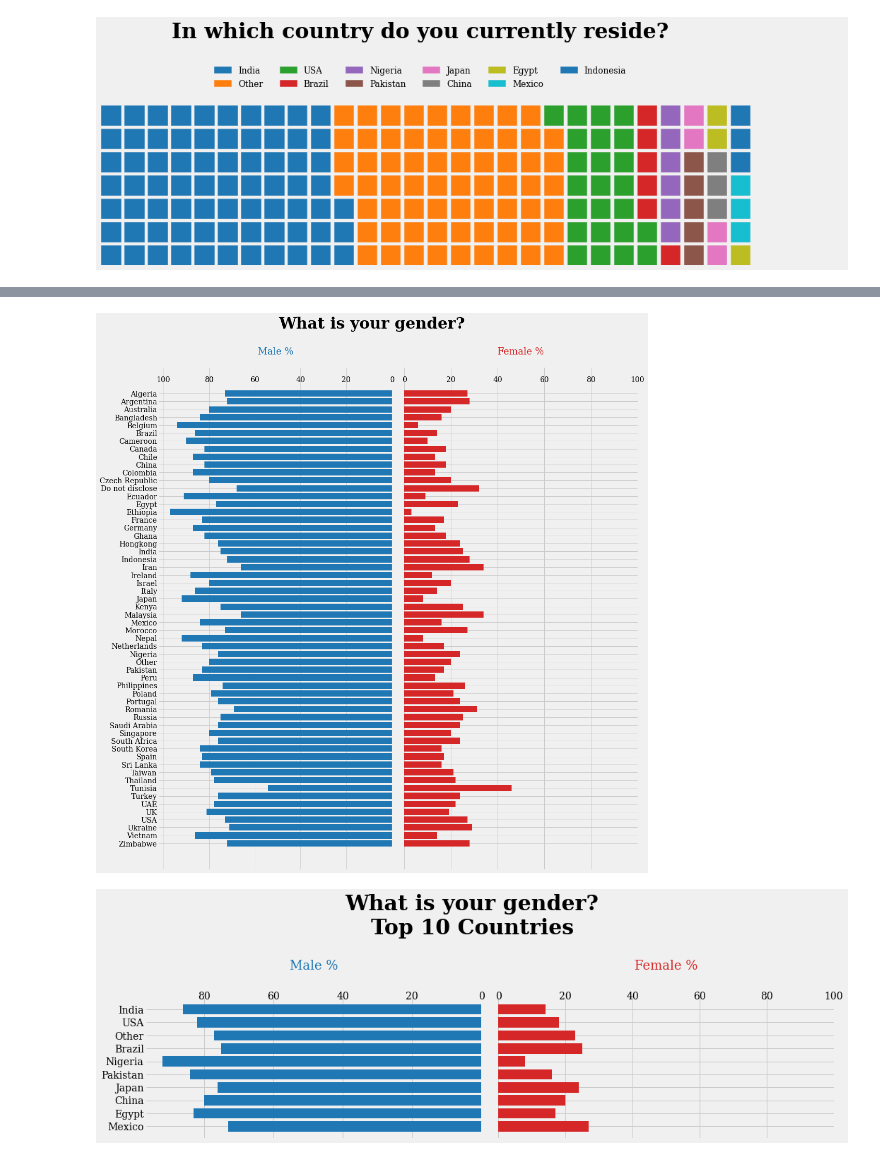
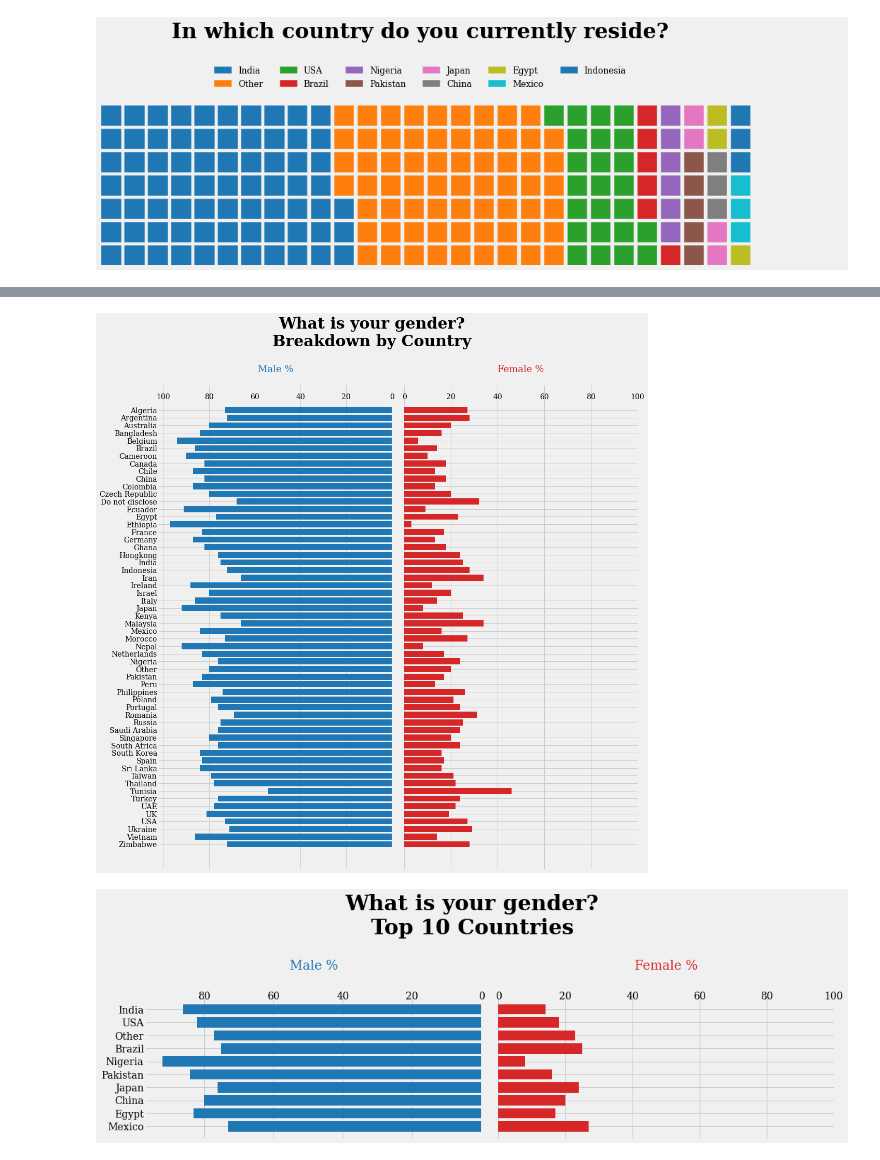
Before and after one commit to danjelito/eda-kaggle-survey-2022, a Jupyter notebook: kaggle-survey-2022.ipynb, the cells around one changed output, grey strips where cells are left out. Cells and saved outputs as stored; diff of their text form; code cells hidden in the pictures.

```diff
--- a/kaggle-survey-2022.ipynb
+++ b/kaggle-survey-2022.ipynb
@@ -29,5 +29,10 @@ Successfully installed fontawesomefree-6.2.1 pywaffle-1.1.0
 WARNING: Running pip as the 'root' user can result in broken permissions and conflicting behaviour with the system package manager. It is recommended to use a virtual environment instead: https://pip. ...
 # %%
 path= '/kaggle/input/kaggle-survey-2022/kaggle_survey_2022_responses.csv'
-df_ori= pd.read_csv(path, skiprows= 0)
+
+# ignore warning because somehow Kaggle is throwing dtype warning
+import warnings
+with warnings.catch_warnings():
+    warnings.filterwarnings("ignore")
+    df_ori= pd.read_csv(path, skiprows= 0)
 # %% [markdown]
@@ -74,15 +84,20 @@ plt.show()
 # %%
-age_cats= pd.CategoricalDtype(['18-21', '22-24', '25-29', '30-34', '35-39', '40-44',
-                          '45-49', '50-54', '55-59', '60-69', '70+'], ordered= True)
-exp_cats= pd.CategoricalDtype(['Blank', 'Not using', 'Under 1 year', '1-2 years',
-                        '2-3 years', '3-4 years','4-5 years', '5-10 years', '10-20 years',
-                        '20 or more years'], ordered= True)
+age_cats= pd.CategoricalDtype([
+    '18-21', '22-24', '25-29', '30-34', '35-39', '40-44',
+    '45-49', '50-54', '55-59', '60-69', '70+'], ordered= True)
+
+exp_cats= pd.CategoricalDtype([
+    'Blank', 'Not using', 'Under 1 year', '1-2 years',
+    '2-3 years', '3-4 years','4-5 years', '5-10 years', '10-20 years',
+    '20 or more years'], ordered= True)
+
 group_cats= pd.CategoricalDtype(['Beginner', 'Intermediate', 'Expert'], ordered= True)
+
 kmeans_model= KMeans(n_clusters= 3, init='k-means++', random_state= 0)
 
 def clean_df(df):
     return(df
-        .drop(index= 0) # drop questions rows
+        .drop(index= 0) # drop row containing queston
         .drop(columns= 'Duration (in seconds)') # drop duration col
         .fillna(0) # fill na with 0
         .replace('No', 0)
@@ -95,6 +110,7 @@ def clean_df(df):
             Group= lambda df_: kmeans_model.fit_predict(pd.get_dummies(df_, drop_first= True)) # group cat, obtained by kmeans
         )
         .assign(
+            # rename group to their respective group name
             Group= lambda df_: (df_['Group'].map({0: 'Intermediate', 1: 'Expert', 2: 'Beginner'})).astype(group_cats)
         )
     )
@@ -304,35 +376,35 @@ map_country= {
     'Iran, Islamic Republic of...': 'Iran',
     'Viet Nam': 'Vietnam',
     'United Arab Emirates': 'UAE',
     'Hong Kong (S.A.R.)': 'Hongkong',
     'I do not wish to disclose my location': 'Do not disclose'
 }
 
 df_q4= (df
     ['Q4']
     .replace(map_country)
     .to_frame()
     .assign(
         Gender= df['Q3'].where(df['Q3'].isin(['Man', 'Woman']), 'Other')
     )
     .query('`Gender` != "Other"')
     .groupby(['Q4', 'Gender'])
     .agg(Count= ('Gender', 'size'))
     .reset_index()
     .rename(columns= {'Q4': 'Nationality'})
     .assign(Perc= lambda df_: round(((df_['Count'] / df_.groupby('Nationality')['Count'].transform('sum'))* 100), 0))
     .pivot(index= 'Nationality', columns= 'Gender', values= 'Perc')
 )
 
 plot_bidirectional_barplot(
-    suptitle= 'What is your gender?',
+    suptitle= 'What is your gender?\nBreakdown by Country',
     index = df_q4.index,
     column1 = df_q4['Man'], title1 = 'Male %',
     column2 = df_q4['Woman'], title2 = 'Female %',
     plot_size= (15,15)
 )
 # %% [output]
-[figure, old version]
+[figure, new version]
 # %%
 top10_countries= df['Q4'].value_counts()[:10].index.tolist()
 # replace united states with usa
```
Also changed, not shown: parts of 27 cells of this notebook.
